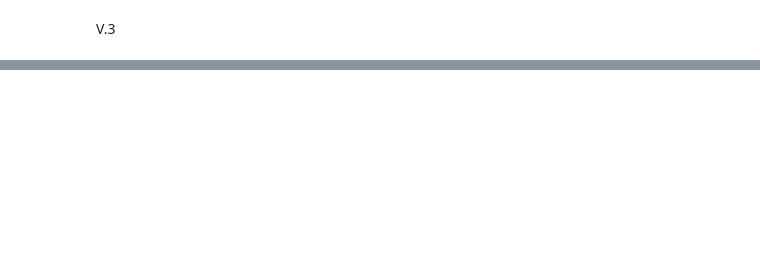
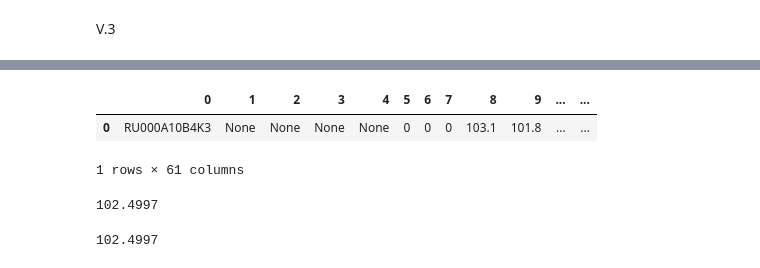
Before and after one commit to kir-shmelev/fxbonds, a Jupyter notebook: fx_bonds.ipynb, the cells around one changed output, grey strips where cells are left out. Cells and saved outputs as stored; diff of their text form; code cells hidden in the pictures; blank space fills up the shorter version.

```diff
--- a/fx_bonds.ipynb
+++ b/fx_bonds.ipynb
@@ -654,0 +944,16 @@ results[60:90]
+# %%
+"""Return the latest **LAST** price for *ticker* via MOEX ISS JSON."""
+url = (
+    f"https://iss.moex.com/iss/engines/stock/markets/bonds/boards/TQCB/"
+    f"securities/RU000A10B4K3.json"
+)
+params = {"iss.only": "marketdata"}
+r = requests.get(url, params=params, timeout=5)
+r.raise_for_status()
+data = r.json()
+try:
+    idx_last = data["marketdata"][0].index("LAST")
+    last_price = data["marketdata"][1][idx_last]
+except (ValueError, IndexError):
+    raise RuntimeError(f"Could not parse LAST price for {ticker}")
+return float(last_price) if last_price is not None else np.nan
@@ -654,0 +1002,6 @@ results[60:90]
+# %%
+pd.DataFrame(data['marketdata']['data'])
+# %% [output]
+|  | 0 | 1 | 2 | 3 | 4 | 5 | 6 | 7 | 8 | 9 | ... | ... |
+| 0 | RU000A10B4K3 | None | None | None | None | 0 | 0 | 0 | 103.1 | 101.8 | ... | ... |
+1 rows × 61 columns
@@ -654,0 +1031,8 @@ results[60:90]
+# %%
+a
+# %% [output]
+102.4997
+# %%
+d['LAST'].item()
+# %% [output]
+102.4997
```
Also changed, not shown: parts of 43 cells of this notebook.
